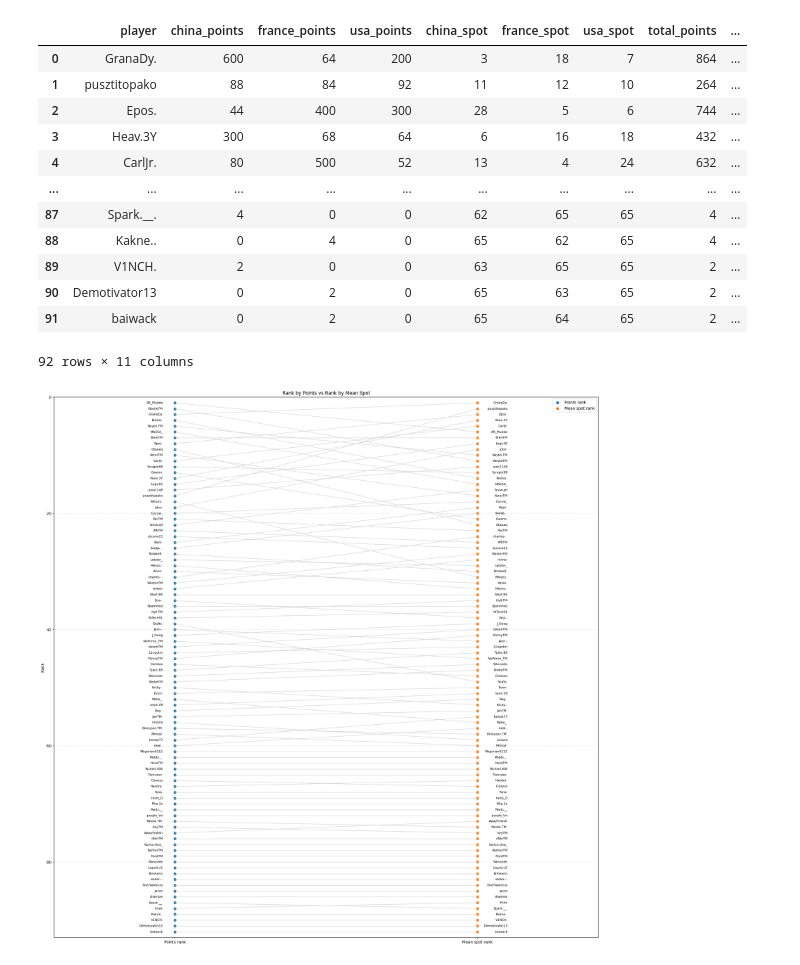
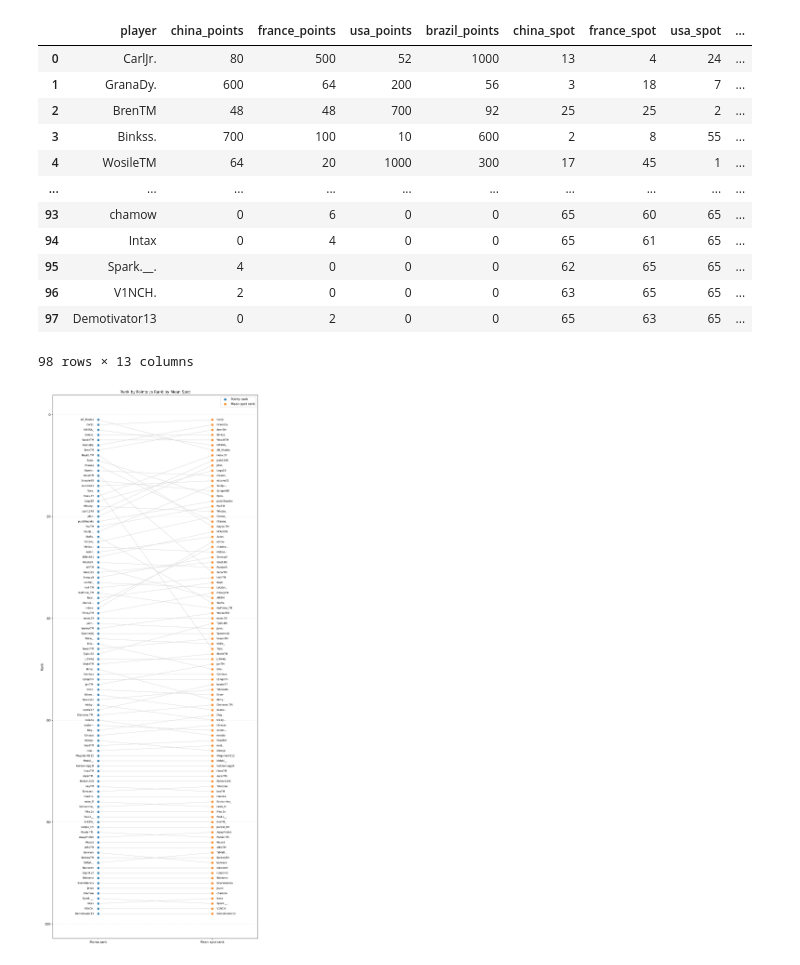
Before and after one commit to kraemer-k/tmelitecup, a Jupyter notebook: quick_ana.ipynb, the cells around one changed output. Cells and saved outputs as stored; diff of their text form; code cells hidden in the pictures.

Commit message:
Plot readability update

```diff
--- a/quick_ana.ipynb
+++ b/quick_ana.ipynb
@@ -10,9 +10,9 @@ df.columns = ['rank', 'ewc', 'enc', 'country', 'player', 'china', 'france',
        '? #10', 'total_points']
 
 df = df[['rank', 'ewc', 'enc', 'country', 'player', 'china', 'france',
-       'usa','total_points']]
+       'usa','brazil','total_points']]
 # %%
-for col in ['china', 'france','usa']:
+for col in ['china', 'france','usa','brazil','greece']:
     df[f'{col}_spot'] = df[col].apply(lambda x: int(x.split('#')[1].split(')')[0]) if type(x) is str else 65)
     df[f'{col}_points'] = df[col].apply(lambda x: int(x.split('#')[0].split('(')[0]) if type(x) is str else 0)
 df
@@ -33,5 +33,5 @@ df
 # %%
-df['mean_spot'] = df[['china_spot', 'france_spot', 'usa_spot']].mean(axis=1)
+df['mean_spot'] = df[['china_spot', 'france_spot', 'usa_spot','brazil_spot', 'greece_spot']].mean(axis=1)
 df['rank_by_points'] = df.index+1
 df
 # %% [output]
@@ -51,24 +51,24 @@ df
 # %%
-toana_roh = df[['player','china_points', 'france_points', 'usa_points','china_spot', 'france_spot', 'usa_spot','total_points','rank_by_points','mean_spot']]
+toana_roh = df[['player','china_points', 'france_points', 'usa_points','brazil_points', 'greece_points','china_spot', 'france_spot', 'usa_spot','brazil_spot','greece_spot','total_points','rank_by_points','mean_spot']]
 toana_roh = toana_roh.sort_values(by='mean_spot').reset_index(drop=True)
 toana_roh['rank_by_mean_spot'] = toana_roh.index + 1
 toana_roh
 # %% [output]
-|  | player | china_points | france_points | usa_points | china_spot | france_spot | usa_spot | total_points | ... |
-| 0 | GranaDy. | 600 | 64 | 200 | 3 | 18 | 7 | 864 | ... |
-| 1 | pusztitopako | 88 | 84 | 92 | 11 | 12 | 10 | 264 | ... |
-| 2 | Epos. | 44 | 400 | 300 | 28 | 5 | 6 | 744 | ... |
-| 3 | Heav.3Y | 300 | 68 | 64 | 6 | 16 | 18 | 432 | ... |
-| 4 | CarlJr. | 80 | 500 | 52 | 13 | 4 | 24 | 632 | ... |
+|  | player | china_points | france_points | usa_points | brazil_points | china_spot | france_spot | usa_spot | ... |
+| 0 | CarlJr. | 80 | 500 | 52 | 1000 | 13 | 4 | 24 | ... |
+| 1 | GranaDy. | 600 | 64 | 200 | 56 | 3 | 18 | 7 | ... |
+| 2 | BrenTM | 48 | 48 | 700 | 92 | 25 | 25 | 2 | ... |
+| 3 | Binkss. | 700 | 100 | 10 | 600 | 2 | 8 | 55 | ... |
+| 4 | WosileTM | 64 | 20 | 1000 | 300 | 17 | 45 | 1 | ... |
 | ... | ... | ... | ... | ... | ... | ... | ... | ... | ... |
-| 87 | Spark.__. | 4 | 0 | 0 | 62 | 65 | 65 | 4 | ... |
-| 88 | Kakne.. | 0 | 4 | 0 | 65 | 62 | 65 | 4 | ... |
-| 89 | V1NCH. | 2 | 0 | 0 | 63 | 65 | 65 | 2 | ... |
-| 90 | Demotivator13 | 0 | 2 | 0 | 65 | 63 | 65 | 2 | ... |
-| 91 | baiwack | 0 | 2 | 0 | 65 | 64 | 65 | 2 | ... |
+| 93 | chamow | 0 | 6 | 0 | 0 | 65 | 60 | 65 | ... |
+| 94 | Intax | 0 | 4 | 0 | 0 | 65 | 61 | 65 | ... |
+| 95 | Spark.__. | 4 | 0 | 0 | 0 | 62 | 65 | 65 | ... |
+| 96 | V1NCH. | 2 | 0 | 0 | 0 | 63 | 65 | 65 | ... |
+| 97 | Demotivator13 | 0 | 2 | 0 | 0 | 65 | 63 | 65 | ... |
-92 rows × 11 columns
+98 rows × 13 columns
 # %%
-fig, ax = plt.subplots(figsize=(25,25))
+fig, ax = plt.subplots(figsize=(10,25),dpi=300)
 
 toana = toana_roh.copy()
 
@@ -90,34 +90,35 @@ ax.scatter(
 
 for idx in toana.index:
     ax.plot(
         [0, 0.05],
         [toana.rank_by_points[idx], toana.rank_by_mean_spot[idx]],
         color="lightgray",
         linewidth=1
     )
 
 ax.legend()
 
 ax.set_xticks([0, 0.05])
 ax.set_xticklabels(["Points rank", "Mean spot rank"])
 ax.set_ylabel("Rank")
 ax.set_title("Rank by Points vs Rank by Mean Spot")
 
 
 ax.set_xlim(-0.02, 0.07)   # a bit of padding left/right
 ax.grid(axis="y", linestyle="--", alpha=0.3)
 
 for idx in toana.index:
     label = toana.player[idx]
     ax.text(0 - 0.002, toana.rank_by_points[idx],
             label,
             ha="right", va="center", fontsize=8)
 
-    ax.text(0.05+0.005, toana.rank_by_mean_spot[idx],
+    ax.text(0.05+0.002, toana.rank_by_mean_spot[idx],
             label,
-            ha="right", va="center", fontsize=8)
+            ha="left", va="center", fontsize=8)
 
-ax.set_ylim(0,93)
 ax.invert_yaxis()
+fig.tight_layout()
+fig.savefig('20260307_averagepointsafterbrazil.png', format='png', pad_inches=0, dpi=300)
 # %% [output]
-[figure, old version]
+[figure, new version]
```
Also changed, not shown: parts of 3 cells of this notebook.
